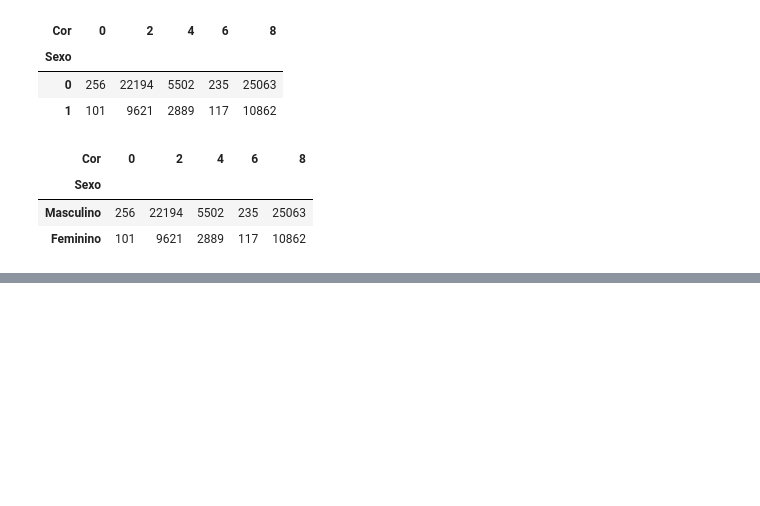
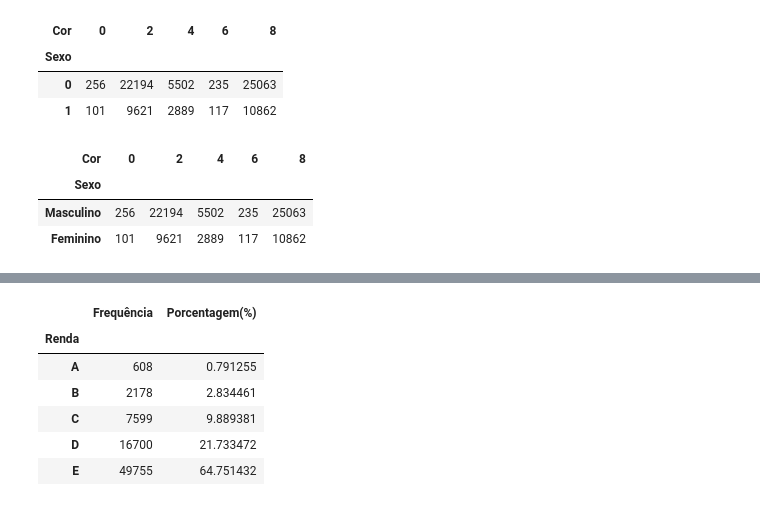
Before and after one commit to leandroclv/estatist_python_alura, a Jupyter notebook: introducao.ipynb, the cells around one changed output, grey strips where cells are left out. Saved outputs shown, nothing was run; the diff lists cells and outputs as text; code cells hidden in the pictures; blank space fills up the shorter version.

```diff
--- a/introducao.ipynb
+++ b/introducao.ipynb
@@ -212,0 +260,4 @@ freq
+# %%
+classes = [0, 1576, 3152, 7880, 15760, 200000]
+# %%
+labels = ['E', 'D', 'C', 'B', 'A']
@@ -212,0 +280,3 @@ freq
+# %%
+freq = pd.value_counts(pd.cut(x = dados.Renda, bins = classes, labels=labels, include_lowest=True))
+freq
@@ -212,0 +291,3 @@ freq
+# %%
+percent = pd.value_counts(pd.cut(x = dados.Renda, bins = classes, labels=labels, include_lowest=True), normalize=True) * 100
+percent
@@ -212,0 +302,11 @@ freq
+# %%
+dist_freq_quant = pd.DataFrame({'Frequência': freq, 'Porcentagem(%)': percent})
+dist_freq_quant.sort_index(ascending=False)
+# %% [output]
+|  | Frequência | Porcentagem(%) |
+| Renda |  |  |
+| A | 608 | 0.791255 |
+| B | 2178 | 2.834461 |
+| C | 7599 | 9.889381 |
+| D | 16700 | 21.733472 |
+| E | 49755 | 64.751432 |
```
Also changed, not shown: parts of 10 cells of this notebook.
